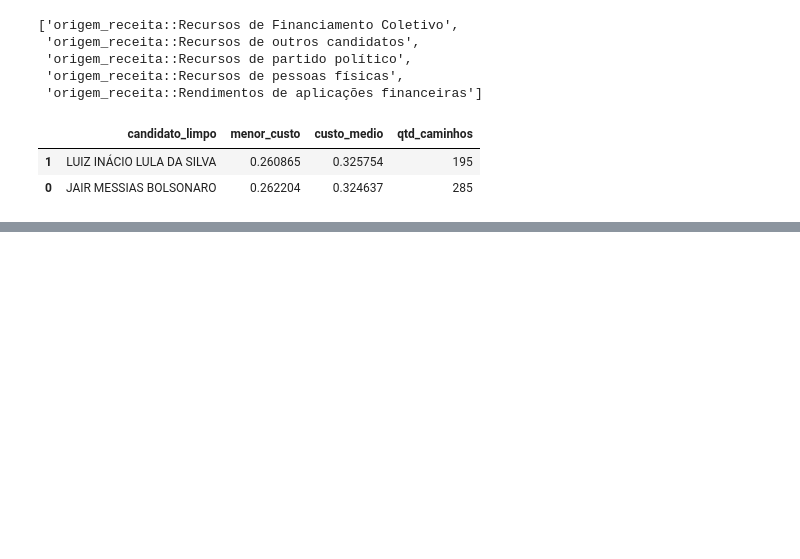
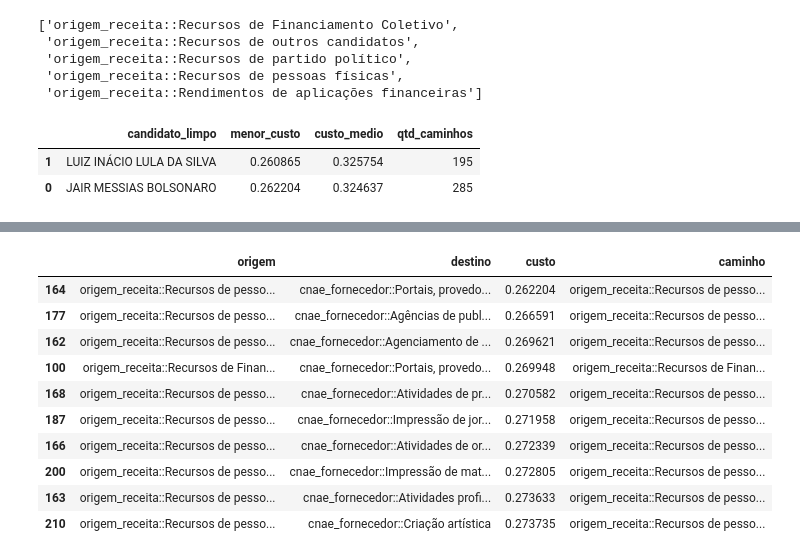
Before and after one commit to RNakamura90/trabalho_conclusao_t1_ifgo, a Jupyter notebook: notebooks/01_exploracao_tse.ipynb, the cells around one changed output, grey strips where cells are left out. Cells and saved outputs as stored; diff of their text form; code cells hidden in the pictures; blank space fills up the shorter version.

```diff
--- a/notebooks/01_exploracao_tse.ipynb
+++ b/notebooks/01_exploracao_tse.ipynb
@@ -684,0 +830,16 @@ fig_bolsonaro.show()
+# %%
+paths_bolsonaro.sort_values("custo").head(10)[
+    ["origem", "destino", "custo", "caminho"]
+]
+# %% [output]
+|  | origem | destino | custo | caminho |
+| 164 | origem_receita::Recursos de pesso... | cnae_fornecedor::Portais, provedo... | 0.262204 | origem_receita::Recursos de pesso... |
+| 177 | origem_receita::Recursos de pesso... | cnae_fornecedor::Agências de publ... | 0.266591 | origem_receita::Recursos de pesso... |
+| 162 | origem_receita::Recursos de pesso... | cnae_fornecedor::Agenciamento de ... | 0.269621 | origem_receita::Recursos de pesso... |
+| 100 | origem_receita::Recursos de Finan... | cnae_fornecedor::Portais, provedo... | 0.269948 | origem_receita::Recursos de Finan... |
+| 168 | origem_receita::Recursos de pesso... | cnae_fornecedor::Atividades de pr... | 0.270582 | origem_receita::Recursos de pesso... |
+| 187 | origem_receita::Recursos de pesso... | cnae_fornecedor::Impressão de jor... | 0.271958 | origem_receita::Recursos de pesso... |
+| 166 | origem_receita::Recursos de pesso... | cnae_fornecedor::Atividades de or... | 0.272339 | origem_receita::Recursos de pesso... |
+| 200 | origem_receita::Recursos de pesso... | cnae_fornecedor::Impressão de mat... | 0.272805 | origem_receita::Recursos de pesso... |
+| 163 | origem_receita::Recursos de pesso... | cnae_fornecedor::Atividades profi... | 0.273633 | origem_receita::Recursos de pesso... |
+| 210 | origem_receita::Recursos de pesso... | cnae_fornecedor::Criação artística | 0.273735 | origem_receita::Recursos de pesso... |
```
Also changed, not shown: parts of 12 cells of this notebook, 2 other files.
